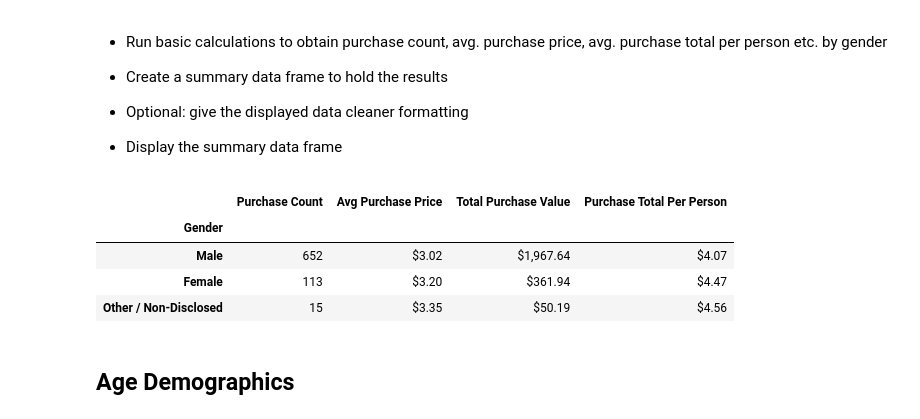
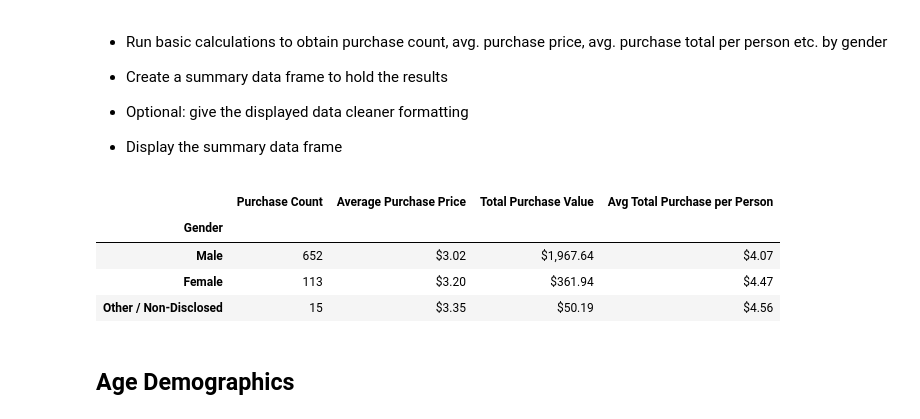
Before and after one commit to rrpherson/Unit-4-Assignment---Pandas-Pandas-Pandas, a Jupyter notebook: HeroesOfPymoli_starter.ipynb, the cells around one changed output. Saved outputs shown, nothing was run; the diff lists cells and outputs as text; code cells hidden in the pictures.

```diff
--- a/HeroesOfPymoli_starter.ipynb
+++ b/HeroesOfPymoli_starter.ipynb
@@ -108,24 +108,23 @@ gender.filter(items=['Total Count', 'Percentage of Players'])
 
 * Display the summary data frame
 # %%
-purchase_count = purchase_data.groupby('Gender').count()['Purchase ID'].rename("Total Purchase Value")
-summary_price = purchase_data.groupby('Gender').mean()['Price'].rename("Average Purchase Value")
+purchase_count = purchase_data.groupby('Gender').count()['Purchase ID'].rename('Total Purchase Value')
+summary_price = purchase_data.groupby('Gender').mean()['Price'].rename('Average Purchase Value')
 
 
-#CReate new column for SN total:
 purchase_data['SN Total'] = purchase_data.groupby(['SN'])['Price'].transform(sum)
 tol_per_gender = purchase_data.drop_duplicates(subset='SN', keep='first').groupby('Gender').sum()['SN Total']
 mean_per_person = purchase_data.drop_duplicates(subset='SN', keep='first').groupby('Gender').mean()['SN Total']
 
-# All desired values are in a series
-gender_summary = pd.DataFrame({'Purchase Count':purchase_count, 'Avg Purchase Price': summary_price, 'Total Purchase Value':tol_per_gender,'Purchase Total Per Person':mean_per_person})
+
+gender_summary = pd.DataFrame({'Purchase Count':purchase_count, 'Average Purchase Price':summary_price, 'Total Purchase Value':tol_per_gender,'Avg Total Purchase per Person':mean_per_person})
 gender_summary.sort_values('Purchase Count',ascending=False, inplace=True)
-gender_summary['Avg Purchase Price'] = gender_summary['Avg Purchase Price'].map('${:.2f}'.format)
+gender_summary['Average Purchase Price'] = gender_summary['Average Purchase Price'].map('${:.2f}'.format)
 gender_summary['Total Purchase Value'] = gender_summary['Total Purchase Value'].map('${:,.2f}'.format)
-gender_summary['Purchase Total Per Person'] = gender_summary['Purchase Total Per Person'].map('${:.2f}'.format)
+gender_summary['Avg Total Purchase per Person'] = gender_summary['Avg Total Purchase per Person'].map('${:.2f}'.format)
 gender_summary
 # %% [output]
-|  | Purchase Count | Avg Purchase Price | Total Purchase Value | Purchase Total Per Person |
+|  | Purchase Count | Average Purchase Price | Total Purchase Value | Avg Total Purchase per Person |
 | Gender |  |  |  |  |
 | Male | 652 | $3.02 | $1,967.64 | $4.07 |
 | Female | 113 | $3.20 | $361.94 | $4.47 |
```
Also changed, not shown: parts of 5 cells of this notebook.
